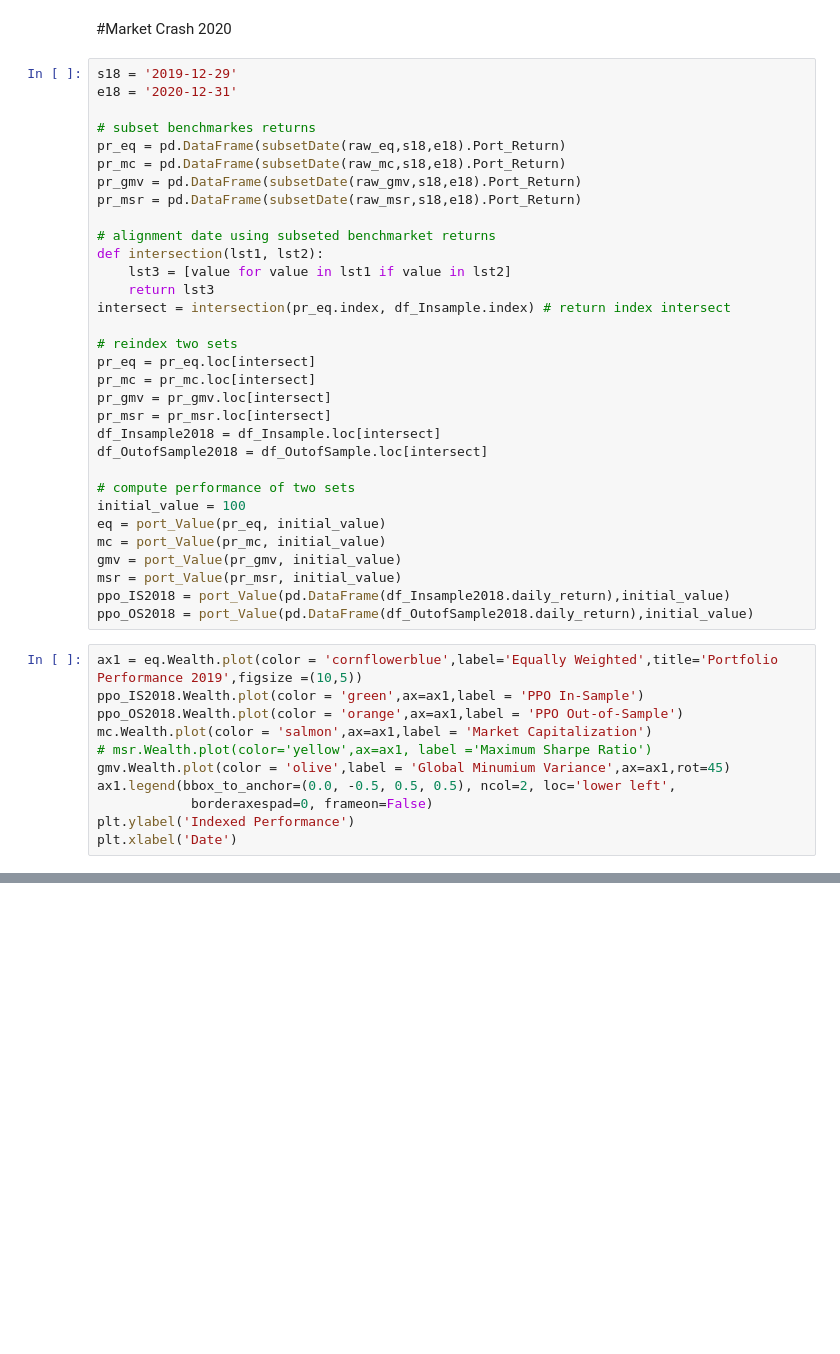
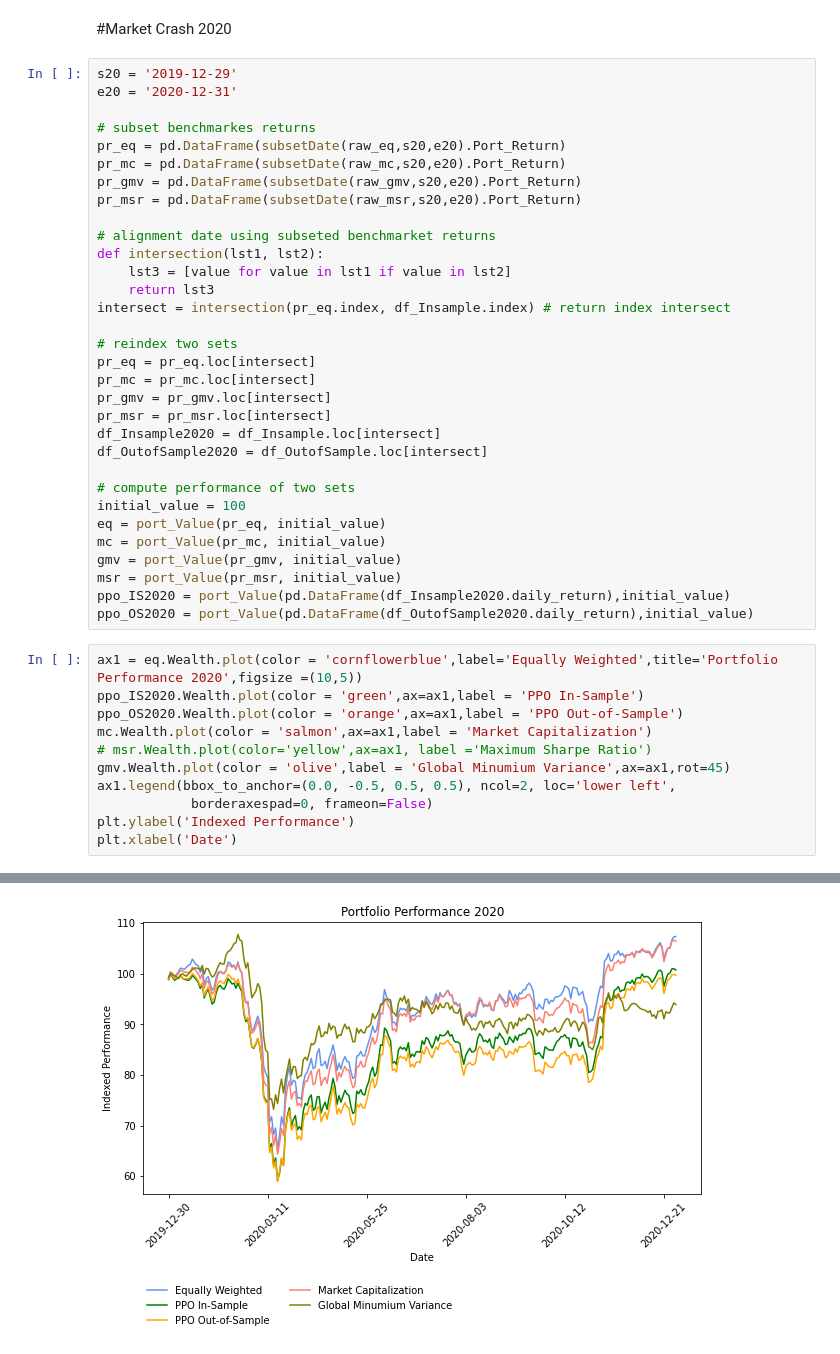
Before and after one commit to liyalihua/MasterThesis, a Jupyter notebook: 5_CompareResults.ipynb, the cells around one changed output, grey strips where cells are left out. Drawn from its saved outputs; the diff is of its cells as text; blank space fills up the shorter version.

```diff
--- a/5_CompareResults.ipynb
+++ b/5_CompareResults.ipynb
@@ -865,14 +738,14 @@ plt.show()
 # %% [markdown]
 #Market Crash 2020
 # %%
-s18 = '2019-12-29'
-e18 = '2020-12-31'
+s20 = '2019-12-29'
+e20 = '2020-12-31'
 
 # subset benchmarkes returns
-pr_eq = pd.DataFrame(subsetDate(raw_eq,s18,e18).Port_Return)
-pr_mc = pd.DataFrame(subsetDate(raw_mc,s18,e18).Port_Return)
-pr_gmv = pd.DataFrame(subsetDate(raw_gmv,s18,e18).Port_Return)
-pr_msr = pd.DataFrame(subsetDate(raw_msr,s18,e18).Port_Return)
+pr_eq = pd.DataFrame(subsetDate(raw_eq,s20,e20).Port_Return)
+pr_mc = pd.DataFrame(subsetDate(raw_mc,s20,e20).Port_Return)
+pr_gmv = pd.DataFrame(subsetDate(raw_gmv,s20,e20).Port_Return)
+pr_msr = pd.DataFrame(subsetDate(raw_msr,s20,e20).Port_Return)
 
 # alignment date using subseted benchmarket returns
 def intersection(lst1, lst2):
@@ -885,8 +758,8 @@ pr_eq = pr_eq.loc[intersect]
 pr_mc = pr_mc.loc[intersect]
 pr_gmv = pr_gmv.loc[intersect]
 pr_msr = pr_msr.loc[intersect]
-df_Insample2018 = df_Insample.loc[intersect]
-df_OutofSample2018 = df_OutofSample.loc[intersect]
+df_Insample2020 = df_Insample.loc[intersect]
+df_OutofSample2020 = df_OutofSample.loc[intersect]
 
 # compute performance of two sets
 initial_value = 100
@@ -894,12 +767,12 @@ eq = port_Value(pr_eq, initial_value)
 mc = port_Value(pr_mc, initial_value)
 gmv = port_Value(pr_gmv, initial_value)
 msr = port_Value(pr_msr, initial_value)
-ppo_IS2018 = port_Value(pd.DataFrame(df_Insample2018.daily_return),initial_value)
-ppo_OS2018 = port_Value(pd.DataFrame(df_OutofSample2018.daily_return),initial_value)
+ppo_IS2020 = port_Value(pd.DataFrame(df_Insample2020.daily_return),initial_value)
+ppo_OS2020 = port_Value(pd.DataFrame(df_OutofSample2020.daily_return),initial_value)
 # %%
-ax1 = eq.Wealth.plot(color = 'cornflowerblue',label='Equally Weighted',title='Portfolio Performance 2019',figsize =(10,5))
-ppo_IS2018.Wealth.plot(color = 'green',ax=ax1,label = 'PPO In-Sample')
-ppo_OS2018.Wealth.plot(color = 'orange',ax=ax1,label = 'PPO Out-of-Sample')
+ax1 = eq.Wealth.plot(color = 'cornflowerblue',label='Equally Weighted',title='Portfolio Performance 2020',figsize =(10,5))
+ppo_IS2020.Wealth.plot(color = 'green',ax=ax1,label = 'PPO In-Sample')
+ppo_OS2020.Wealth.plot(color = 'orange',ax=ax1,label = 'PPO Out-of-Sample')
 mc.Wealth.plot(color = 'salmon',ax=ax1,label = 'Market Capitalization')
 # msr.Wealth.plot(color='yellow',ax=ax1, label ='Maximum Sharpe Ratio')
 gmv.Wealth.plot(color = 'olive',label = 'Global Minumium Variance',ax=ax1,rot=45)
@@ -907,3 +780,4 @@ ax1.legend(bbox_to_anchor=(0.0, -0.5, 0.5, 0.5), ncol=2, loc='lower left',
             borderaxespad=0, frameon=False)
 plt.ylabel('Indexed Performance')
 plt.xlabel('Date')
+# %% [output]
@@ -909,0 +785 @@ plt.xlabel('Date')
+[figure, added]
```
Also changed, not shown: parts of 35 cells of this notebook, 9 other files.
